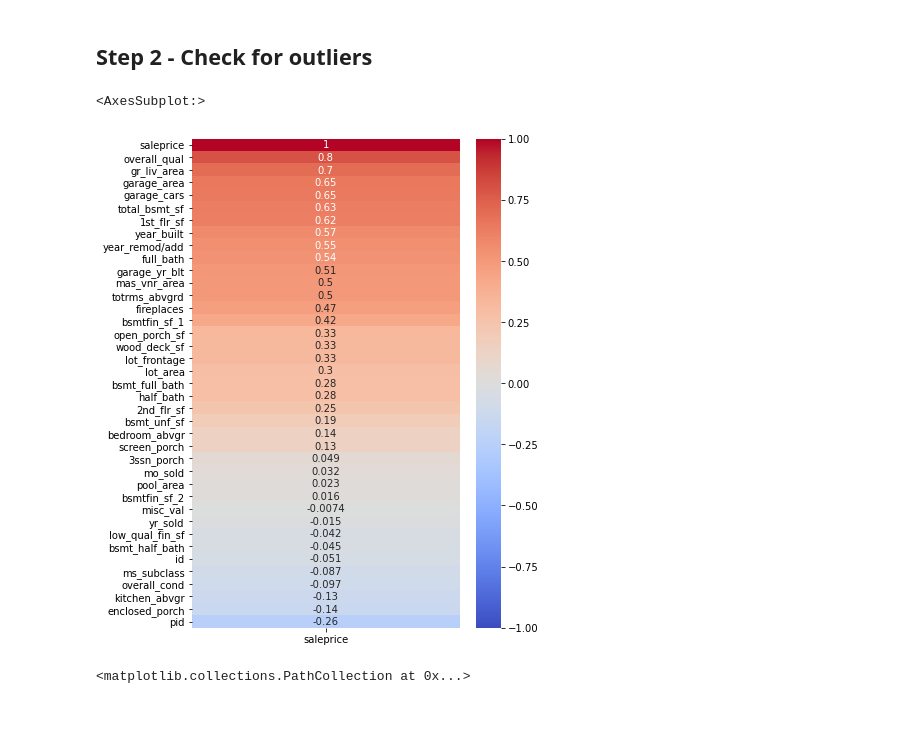
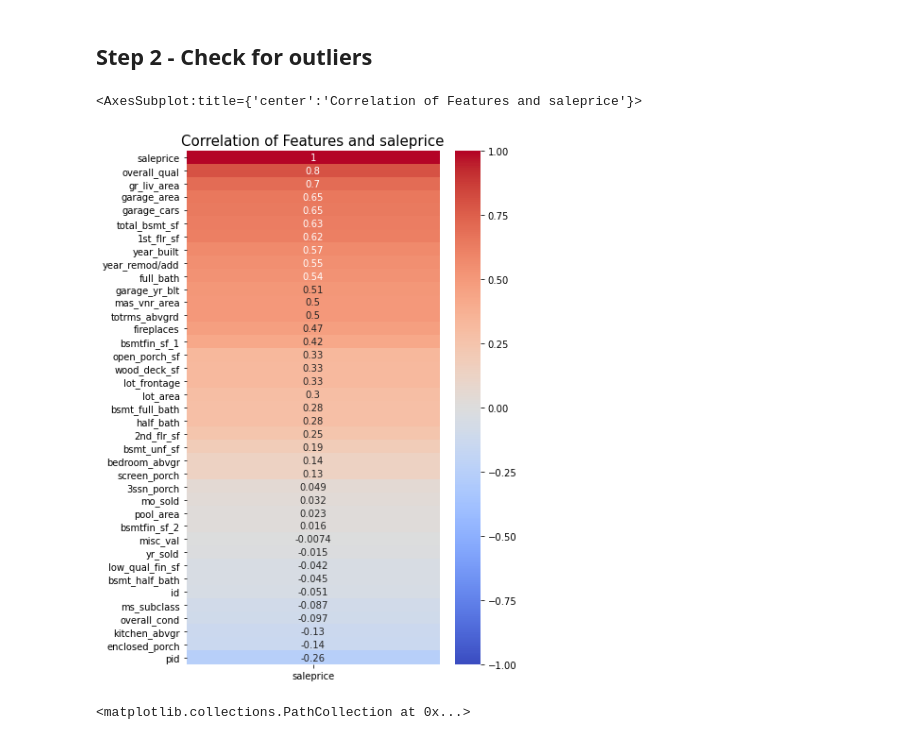
Before and after one commit to ajoneal/ames-iowa-housing-project, a Jupyter notebook: data_pre-processing.ipynb, the cells around one changed output. Cells and saved outputs as stored; diff of their text form; code cells hidden in the pictures.

```diff
--- a/data_pre-processing.ipynb
+++ b/data_pre-processing.ipynb
@@ -696,15 +696,16 @@ test_df[test_df['electrical'].isnull() == True]
 # %% [markdown]
 ## Step 2 - Check for outliers
 # %%
-plt.figure(figsize=(6,9))
+plt.figure(figsize=(6,10))
+plt.title('Correlation of Features and saleprice', size=15)
 sns.heatmap(train_df.corr()[['saleprice']].sort_values('saleprice', ascending=False),
            annot=True,
            cmap='coolwarm',
            vmin=-1,
            vmax=1)
 # %% [output]
-<AxesSubplot:>
+<AxesSubplot:title={'center':'Correlation of Features and saleprice'}>
-[figure, old version]
+[figure, new version]
 # %%
 plt.scatter(train_df['gr_liv_area'], train_df['saleprice'])
 # %% [output]
```
Also changed, not shown: parts of 5 cells of this notebook, 15 other files.
